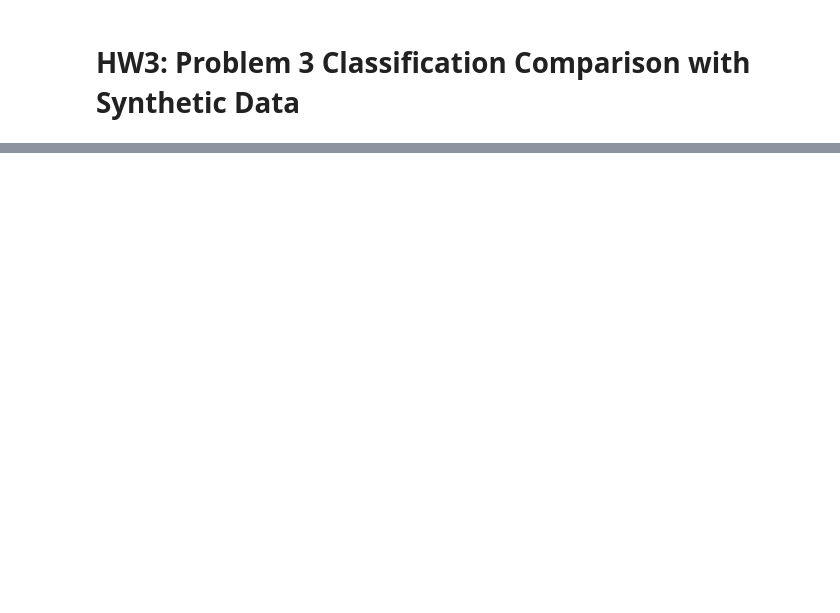
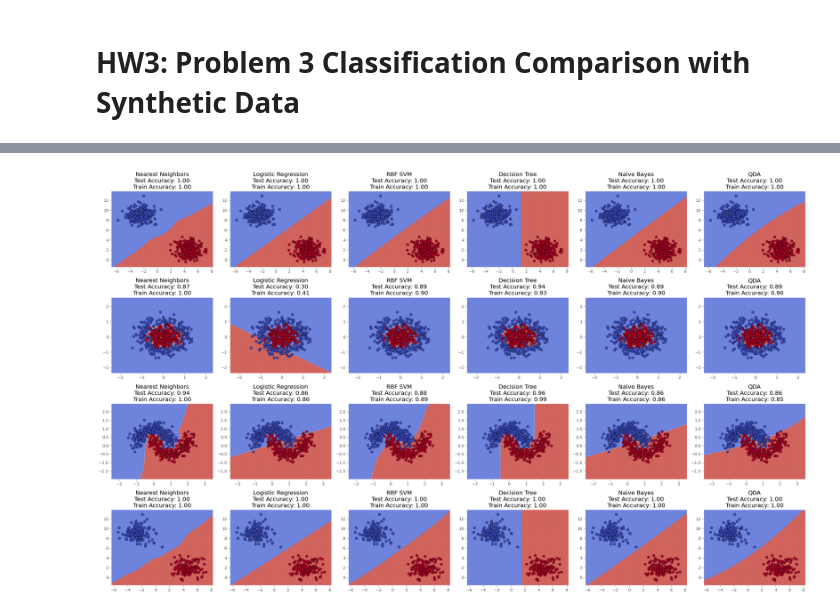
Before and after one commit to DataScienceAndEngineering/hw3p3-s24-comparison-of-ml-classification-algorithms-artjolamelii, a Jupyter notebook: hw3p3.ipynb, the cells around one changed output, grey strips where cells are left out. Drawn from its saved outputs; the diff is of its cells as text; code cells hidden in the pictures; blank space fills up the shorter version.

```diff
--- a/hw3p3.ipynb
+++ b/hw3p3.ipynb
@@ -203,0 +132,38 @@ ValueError: num must be an integer with 1 <= num <= 6, not 7
+# %%
+datasets = [(X_blob, y_blob, "Well-separated blobs"),
+            (X_circles, y_circles, "Linearly separable classes"),
+            (X_moons, y_moons, "Overfitting example"),
+            (X4, y4, "Complex decision boundary")]
+# %%
+def plot_decision_boundaries(X, y, clf, name, dataset_name, ax):
+    X_train, X_test, y_train, y_test = train_test_split(X, y, test_size=0.2, random_state=42)
+
+    clf.fit(X_train, y_train)
+    y_pred = clf.predict(X_test)
+    accuracy = accuracy_score(y_test, y_pred)
+
+    y_pred_train = clf.predict(X_train)
+    accuracy_train = accuracy_score(y_train, y_pred_train)
+
+    # Plot decision boundary
+    h = 0.02
+    x_min, x_max = X[:, 0].min() - 1, X[:, 0].max() + 1
+    y_min, y_max = X[:, 1].min() - 1, X[:, 1].max() + 1
+    xx, yy = np.meshgrid(np.arange(x_min, x_max, h), np.arange(y_min, y_max, h))
+    Z = clf.predict(np.c_[xx.ravel(), yy.ravel()])
+    Z = Z.reshape(xx.shape)
+    ax.contourf(xx, yy, Z, alpha=0.8, cmap=plt.cm.coolwarm)
+    ax.scatter(X[:, 0], X[:, 1], c=y, edgecolors='k', cmap=plt.cm.coolwarm)
+    ax.set_title(f"{name}\nTest Accuracy: {accuracy:.2f}\nTrain Accuracy: {accuracy_train:.2f}")
+
+fig, axs = plt.subplots(len(datasets), len(classifiers), figsize=(25, 15))
+plt.style.use('ggplot')
+
+for i, (X, y, dataset_name) in enumerate(datasets):
+    for j, (name, clf) in enumerate(zip(names, classifiers)):
+        plot_decision_boundaries(X, y, clf, name, dataset_name, axs[i, j])
+
+plt.tight_layout()
+plt.show()
+# %% [output]
+[figure, added]
```
Also changed, not shown: parts of 12 cells of this notebook.
